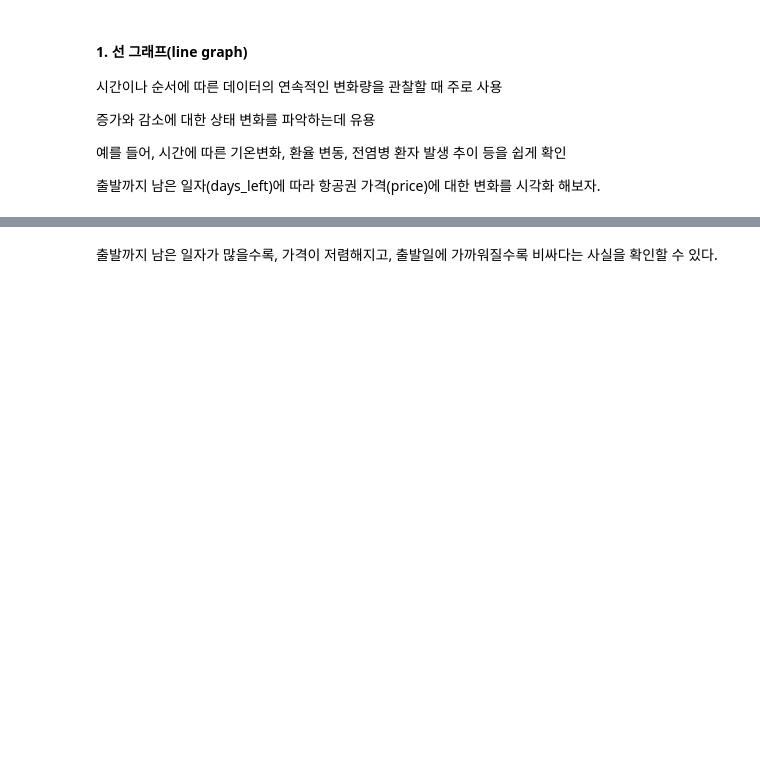
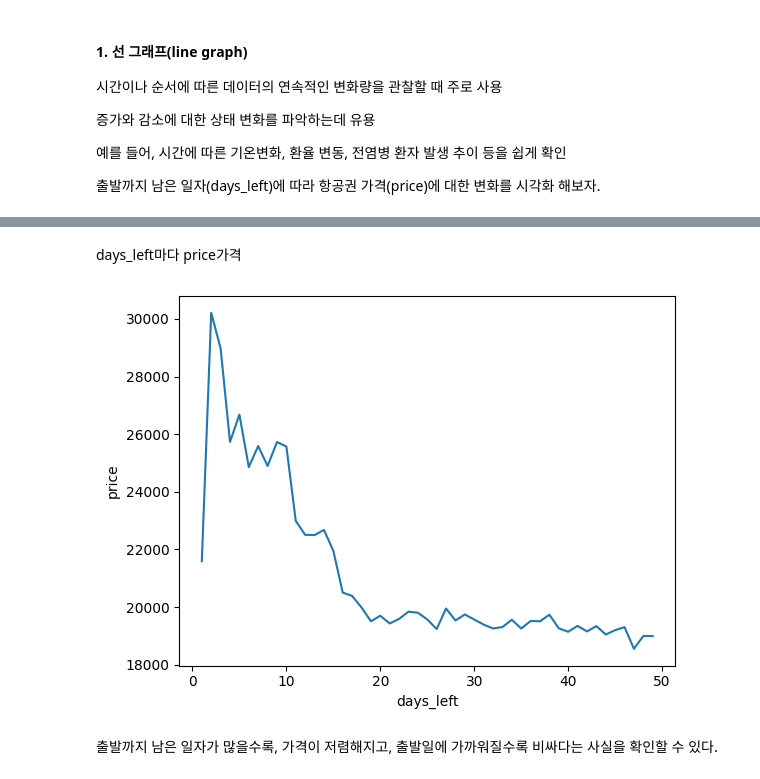
Before and after one commit to youse0ng/AICE_, a Jupyter notebook: AICE_05_데이터이해하기.ipynb, the cells around one changed output, grey strips where cells are left out. Drawn from its saved outputs; the diff is of its cells as text; code cells hidden in the pictures; blank space fills up the shorter version.

```diff
--- a/AICE_05_데이터이해하기.ipynb
+++ b/AICE_05_데이터이해하기.ipynb
@@ -11,7 +11,8 @@
 # %%
 import numpy as np
 import pandas as pd
-
-df=pd.read_csv("/content/Clean_Dataset.csv")
+import matplotlib.pyplot as plt
+import seaborn as sns
+df=pd.read_csv("Clean_Dataset.csv")
 
 df
@@ -189,3 +336,15 @@ plt.show()
+# %% [markdown]
+days_left마다 price가격
+# %%
+group=df.groupby('days_left').mean()
+
+plt.figure()
+plt.plot(group['price'])
+plt.xlabel('days_left')
+plt.ylabel('price')
+plt.show()
+# %% [output]
+[figure, added]
 # %% [markdown]
 출발까지 남은 일자가 많을수록, 가격이 저렴해지고, 출발일에 가까워질수록 비싸다는 사실을 확인할 수 있다.
 # %% [markdown]
```
Also changed, not shown: parts of 41 cells of this notebook.
